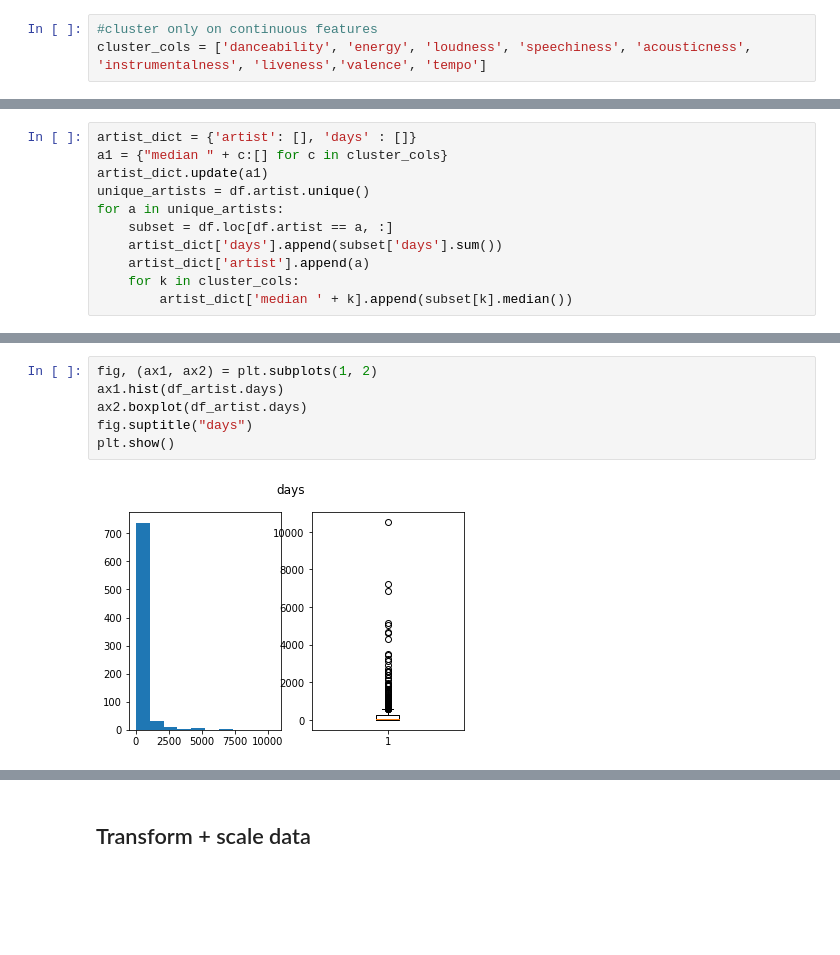
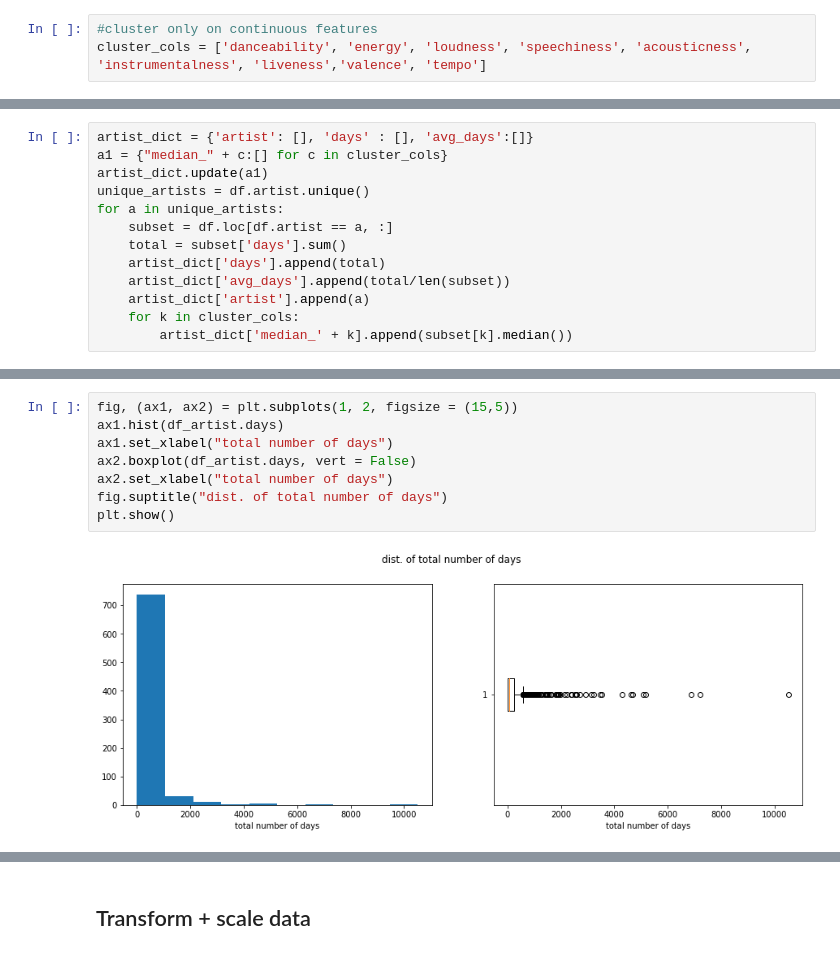
Before and after one commit to chriscc447/info2950_final, a Jupyter notebook: cluster_artists.ipynb, the cells around one changed output, grey strips where cells are left out. Saved outputs shown, nothing was run; the diff lists cells and outputs as text; blank space fills up the shorter version.

Commit message:
updates to clustering and csv files

```diff
--- a/cluster_artists.ipynb
+++ b/cluster_artists.ipynb
@@ -35,14 +39,16 @@ cluster_cols = ['danceability', 'energy', 'loudness', 'speechiness', 'acousticne
 # %%
-artist_dict = {'artist': [], 'days' : []}
-a1 = {"median " + c:[] for c in cluster_cols}
+artist_dict = {'artist': [], 'days' : [], 'avg_days':[]}
+a1 = {"median_" + c:[] for c in cluster_cols}
 artist_dict.update(a1)
 unique_artists = df.artist.unique()
 for a in unique_artists:
     subset = df.loc[df.artist == a, :]
-    artist_dict['days'].append(subset['days'].sum())
+    total = subset['days'].sum()
+    artist_dict['days'].append(total)
+    artist_dict['avg_days'].append(total/len(subset))
     artist_dict['artist'].append(a)
     for k in cluster_cols:
-        artist_dict['median ' + k].append(subset[k].median())
+        artist_dict['median_' + k].append(subset[k].median())
 # %%
 df_artist = pd.DataFrame(artist_dict)
 df_artist.head()
@@ -56,8 +176,10 @@ df_artist.head()
 # %%
-fig, (ax1, ax2) = plt.subplots(1, 2)
+fig, (ax1, ax2) = plt.subplots(1, 2, figsize = (15,5))
 ax1.hist(df_artist.days)
-ax2.boxplot(df_artist.days)
-fig.suptitle("days")
+ax1.set_xlabel("total number of days")
+ax2.boxplot(df_artist.days, vert = False)
+ax2.set_xlabel("total number of days")
+fig.suptitle("dist. of total number of days")
 plt.show()
 # %% [output]
-[figure, old version]
+[figure, new version]
```
Also changed, not shown: parts of 73 cells of this notebook, 4 other files.
